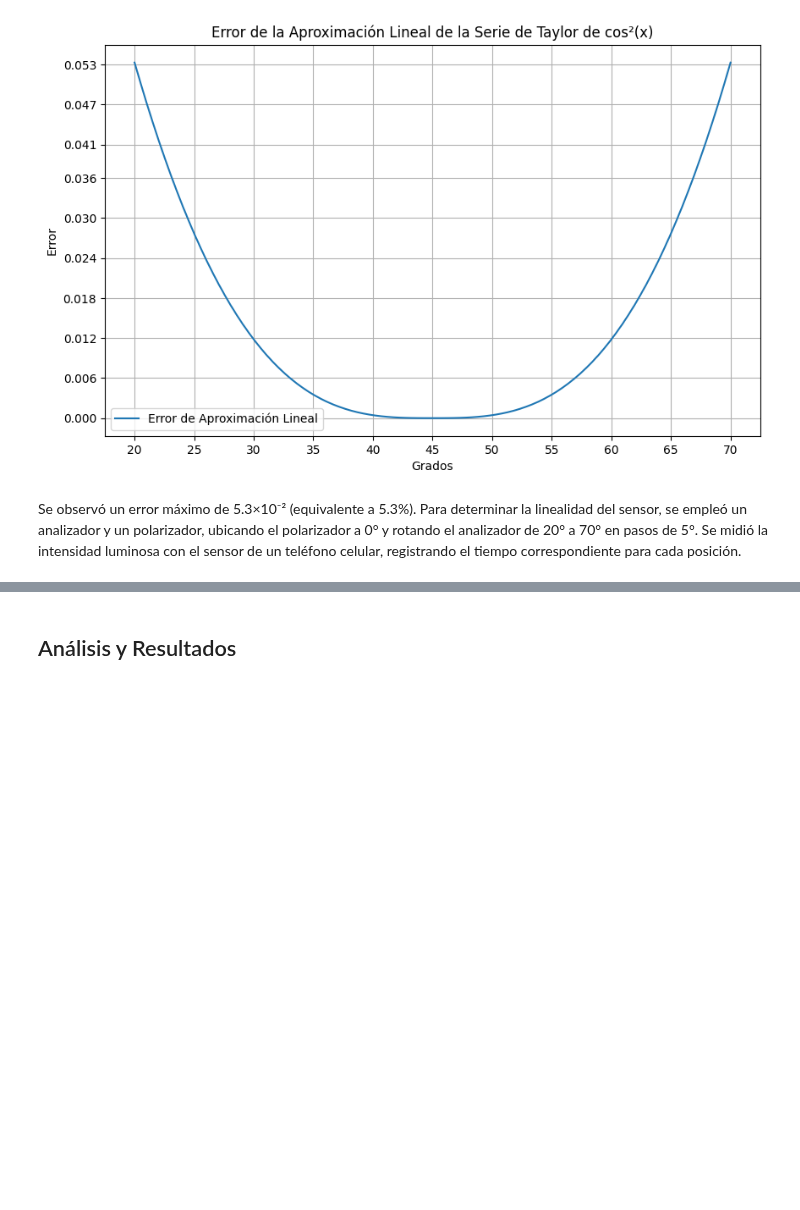
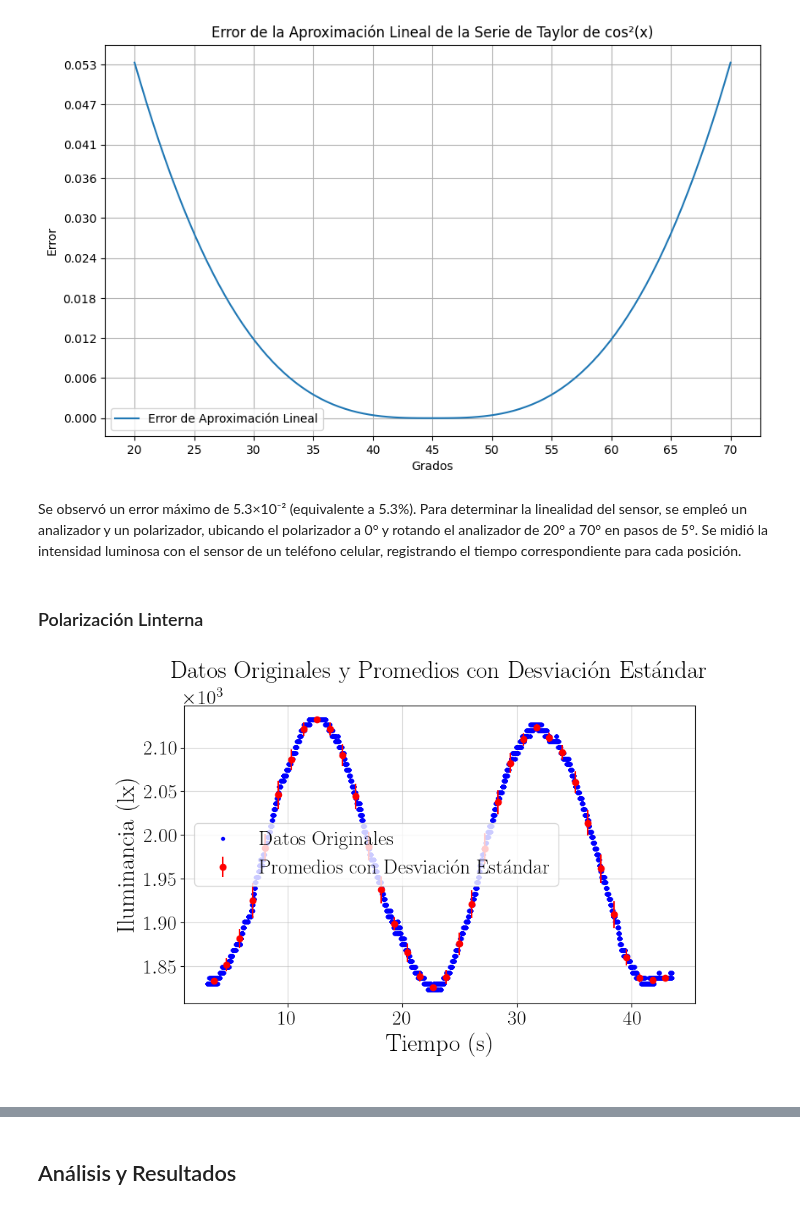
Before and after one commit to PinzonHarker/2024-II_Mediciones_Opticas, a Jupyter notebook: Exp5b_Ley_De_Malus/Exp5b_ley_de_malus.ipynb, the cells around one changed output, grey strips where cells are left out. Cells and saved outputs as stored; diff of their text form; code cells hidden in the pictures; blank space fills up the shorter version.

```diff
--- a/Exp5b_Ley_De_Malus/Exp5b_ley_de_malus.ipynb
+++ b/Exp5b_Ley_De_Malus/Exp5b_ley_de_malus.ipynb
@@ -460,3 +474,47 @@ plt.show()
 [figure]
 # %% [markdown]
 Se observó un error máximo de 5.3×10⁻² (equivalente a 5.3%). Para determinar la linealidad del sensor, se empleó un analizador y un polarizador, ubicando el polarizador a 0° y rotando el analizador de 20° a 70° en pasos de 5°. Se midió la intensidad luminosa con el sensor de un teléfono celular, registrando el tiempo correspondiente para cada posición.
+# %% [markdown]
+### Polarización Linterna
+# %%
+# Importar los datos
+datosSensorConAnalizador = pd.read_excel(
+    r"PolarizacionLinterna\intento2\Luz_2025_01_15_16_34_25.xls"
+)
+# Filtrar los datos entre x=3.8 y x=40
+filtered_data = datosSensorConAnalizador[(datosSensorConAnalizador['Time (s)'] >= 3) & (datosSensorConAnalizador['Time (s)'] <= 43.5)].copy()
+
+# Ya no se va a usar
+# datos_stop = pd.read_excel(
+#     r"PolarizacionLinterna\intento2\Luz_2025_01_15_16_34_25.xls", sheet_name="stop"
+# )
+# %%
+# Estrategia: dividir la gráfica total
+# Dividir los datos en 36 partes
+num_parts = 36
+filtered_data['part'] = pd.cut(filtered_data['Time (s)'], bins=num_parts, labels=False)
+
+# Calcular promedio y desviación estándar para cada parte
+promedios = filtered_data.groupby('part')['Illuminance (lx)'].mean()
+desviaciones = filtered_data.groupby('part')['Illuminance (lx)'].std()
+# Crear el DataFrame con los promedios, desviaciones y grados
+pol_linterna = pd.DataFrame({
+    'Grados': np.linspace(10, 360, num=num_parts),
+    'Promedio Iluminancia (lx)': promedios,
+    'Desviación Estándar (lx)': desviaciones
+})
+
+# Obtener los tiempos correspondientes a cada parte
+tiempos = filtered_data.groupby('part')['Time (s)'].mean()
+
+# Graficar los datos originales y los puntos promedio con barras de error
+plt.figure(figsize=(10, 6))
+plt.plot(filtered_data['Time (s)'], filtered_data['Illuminance (lx)'], 'b.', label='Datos Originales')
+plt.errorbar(tiempos, promedios, yerr=desviaciones, fmt='ro', label='Promedios con Desviación Estándar')
+plt.xlabel('Tiempo (s)')
+plt.ylabel('Iluminancia (lx)')
+plt.title('Datos Originales y Promedios con Desviación Estándar')
+plt.legend()
+plt.show()
+# %% [output]
+[figure, added]
```
Also changed, not shown: parts of 15 cells of this notebook, 8 other files.
